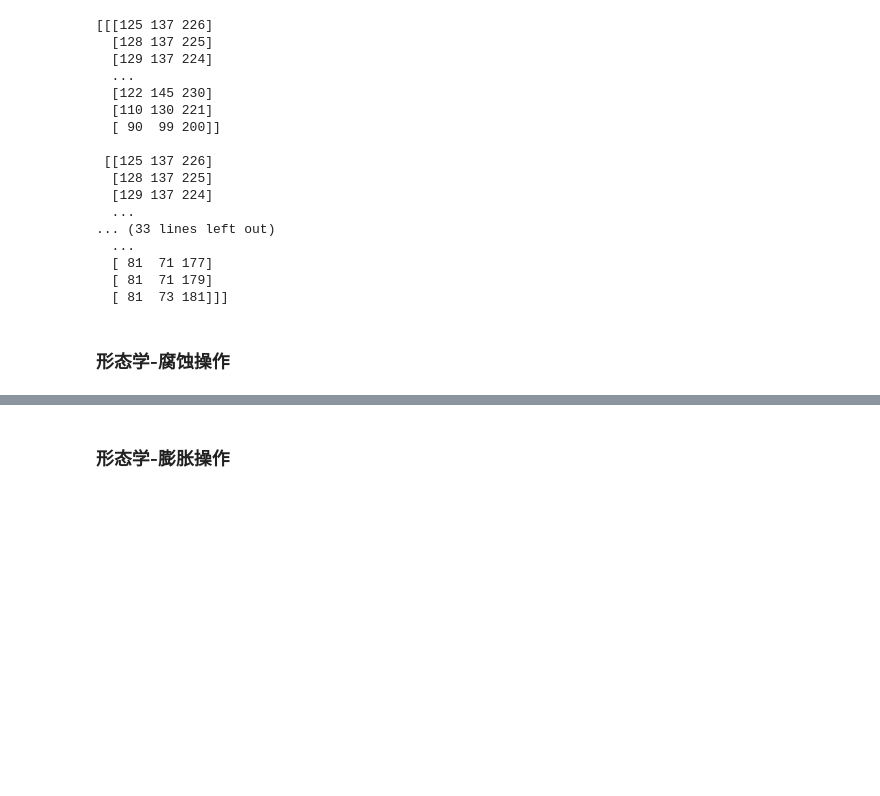
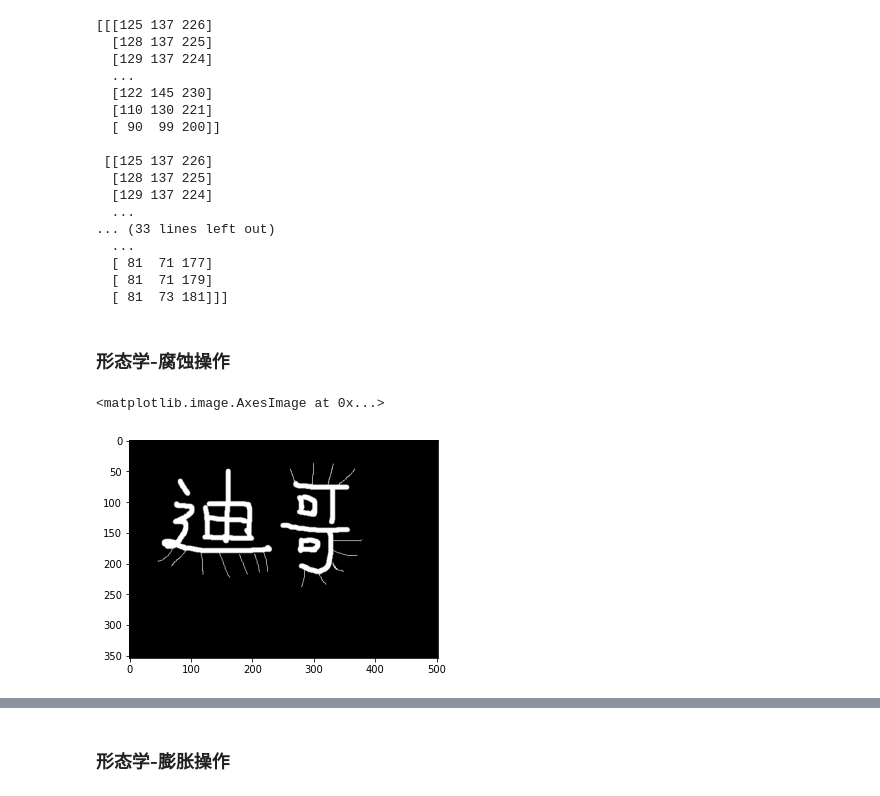
Before and after one commit to HuangCongQing/OpenCV, a Jupyter notebook: 基于python的Opencv项目实战/图像操作/图像处理.ipynb, the cells around one changed output, grey strips where cells are left out. Saved outputs shown, nothing was run; the diff lists cells and outputs as text; code cells hidden in the pictures; blank space fills up the shorter version.

```diff
--- a/基于python的Opencv项目实战/图像操作/图像处理.ipynb
+++ b/基于python的Opencv项目实战/图像操作/图像处理.ipynb
@@ -140,9 +140,12 @@ cv2.destroyAllWindows()
 ### 形态学-腐蚀操作
 # %%
 img = cv2.imread('dige.png')
-
-cv2.imshow('img', img)
-cv2.waitKey(0)
-cv2.destroyAllWindows()
+plt.imshow(img)
+# cv2.imshow('img', img)
+# cv2.waitKey(0)
+# cv2.destroyAllWindows()
+# %% [output]
+<matplotlib.image.AxesImage at 0x...>
+[figure, added]
 # %%
 kernel = np.ones((3,3),np.uint8)
```
Also changed, not shown: parts of 5 cells of this notebook, 1 other file.
